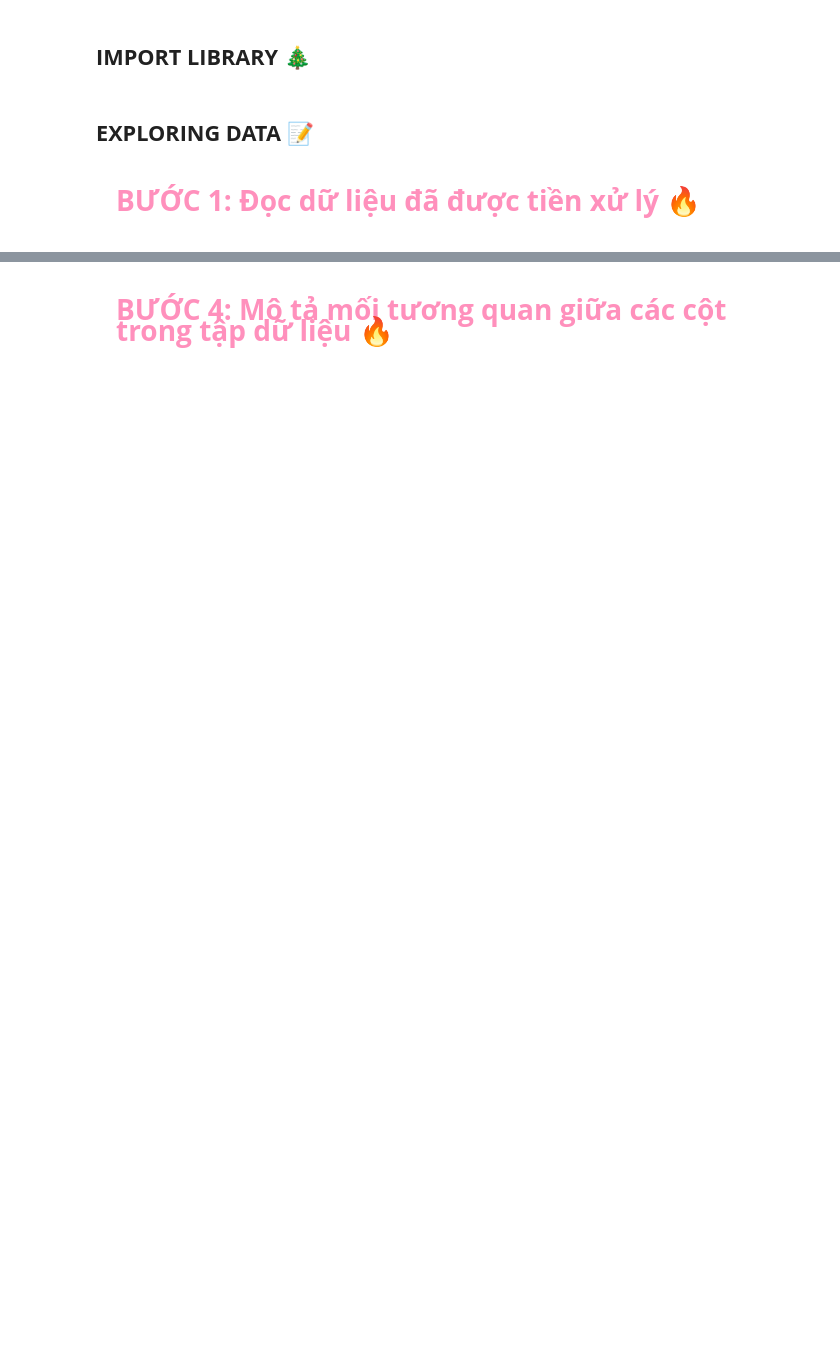
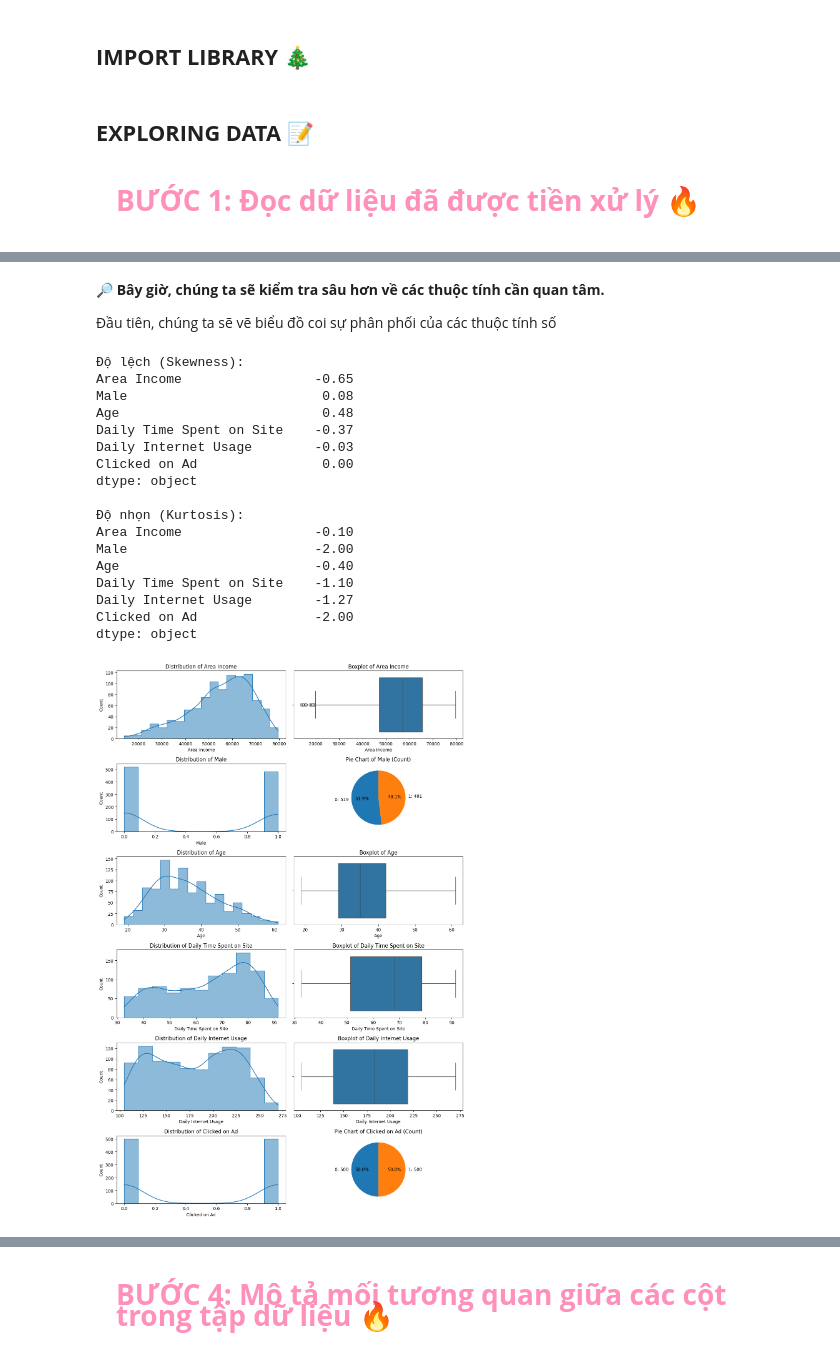
Before and after one commit to Alexieve/Applied-Data-Analytics, a Jupyter notebook: Notebooks/2-EDA/2_EDA.ipynb, the cells around one changed output, grey strips where cells are left out. Drawn from its saved outputs; the diff is of its cells as text; code cells hidden in the pictures; blank space fills up the shorter version.

```diff
--- a/Notebooks/2-EDA/2_EDA.ipynb
+++ b/Notebooks/2-EDA/2_EDA.ipynb
@@ -337,0 +129,4 @@ plt.show()
+# %%
+numerical_columns = df.select_dtypes(exclude=['object', 'datetime64']).columns
+category_columns = df.select_dtypes(include=['object']).columns
+df.describe()[numerical_columns]
@@ -337,0 +157,55 @@ plt.show()
+# %% [markdown]
+🔎 **Bây giờ, chúng ta sẽ kiểm tra sâu hơn về các thuộc tính cần quan tâm.**
+
+Đầu tiên, chúng ta sẽ vẽ biểu đồ coi sự phân phối của các thuộc tính số
+# %%
+skewness = df[numerical_columns].apply(lambda x: x.skew())
+kurtosis = df[numerical_columns].apply(lambda x: x.kurtosis())
+
+skewness = skewness.apply(lambda x: format(x, '.2f'))
+kurtosis = kurtosis.apply(lambda x: format(x, '.2f'))
+
+print("Độ lệch (Skewness):")
+print(skewness)
+print("\nĐộ nhọn (Kurtosis):")
+print(kurtosis)
+
+plt.figure(figsize=(12, 3 * len(numerical_columns)))
+
+for i, feature in enumerate(numerical_columns):
+    plt.subplot(len(numerical_columns), 2, 2 * i + 1)
+    sns.histplot(data=df, x=feature, kde=True, element="step")
+    plt.title(f'Distribution of {feature}')
+
+    if feature in ['Male', 'Clicked on Ad']:
+        values = df[feature].value_counts()
+        plt.subplot(len(numerical_columns), 2, 2 * i + 2)
+        plt.pie(values, labels=[f'{label}: {count}' for label, count in zip(values.index, values)], startangle=90, autopct='%1.1f%%')
+        plt.title(f'Pie Chart of {feature} (Count)')
+    else:
+        # Vẽ boxplot cho các feature khác
+        plt.subplot(len(numerical_columns), 2, 2 * i + 2)
+        sns.boxplot(data=df, x=feature)
+        plt.title(f'Boxplot of {feature}')
+
+plt.tight_layout()
+plt.show()
+# %% [output]
+Độ lệch (Skewness):
+Area Income                 -0.65
+Male                         0.08
+Age                          0.48
+Daily Time Spent on Site    -0.37
+Daily Internet Usage        -0.03
+Clicked on Ad                0.00
+dtype: object
+
+Độ nhọn (Kurtosis):
+Area Income                 -0.10
+Male                        -2.00
+Age                         -0.40
+Daily Time Spent on Site    -1.10
+Daily Internet Usage        -1.27
+Clicked on Ad               -2.00
+dtype: object
+[figure, added]
```
Also changed, not shown: parts of 195 cells of this notebook, 8 other files.
